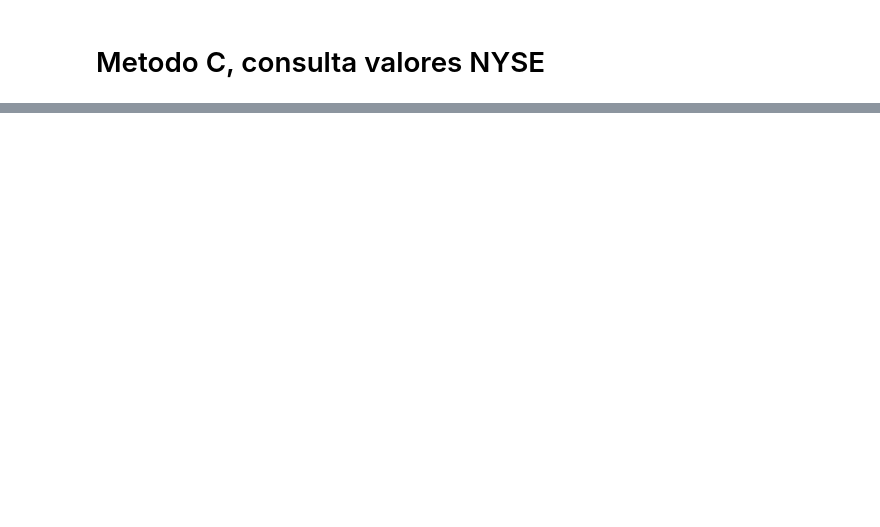
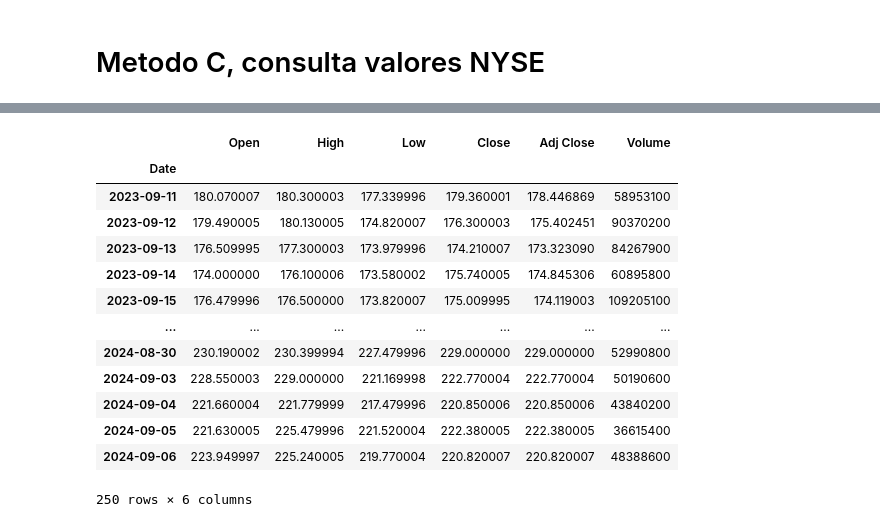
Before and after one commit to josezerda/ETL_Airflow_Pipeline, a Jupyter notebook: binanceAPI_notebook.ipynb, the cells around one changed output, grey strips where cells are left out. Cells and saved outputs as stored; diff of their text form; code cells hidden in the pictures; blank space fills up the shorter version.

```diff
--- a/binanceAPI_notebook.ipynb
+++ b/binanceAPI_notebook.ipynb
@@ -95,0 +197,19 @@ print(data)
+# %%
+import yfinance as yf
+import datetime
+
+# Especificar el símbolo de la acción (por ejemplo, 'AAPL' para Apple)
+symbol = "AAPL"  # Reemplaza con el símbolo de la acción que desees
+
+# Establecer el rango de fechas (últimos 365 días)
+end_date = datetime.datetime.now()
+start_date = end_date - datetime.timedelta(days=365)
+
+# Descargar los datos de la acción
+data = yf.download(symbol, start=start_date, end=end_date)
+
+# Mostrar las primeras filas del DataFrame
+print(data.head())
+
+# Guardar los datos en un archivo CSV
+data.to_csv(f'{symbol}_historical_data.csv')
@@ -95,0 +249,17 @@ print(data)
+# %%
+data
+# %% [output]
+|  | Open | High | Low | Close | Adj Close | Volume |
+| Date |  |  |  |  |  |  |
+| 2023-09-11 | 180.070007 | 180.300003 | 177.339996 | 179.360001 | 178.446869 | 58953100 |
+| 2023-09-12 | 179.490005 | 180.130005 | 174.820007 | 176.300003 | 175.402451 | 90370200 |
+| 2023-09-13 | 176.509995 | 177.300003 | 173.979996 | 174.210007 | 173.323090 | 84267900 |
+| 2023-09-14 | 174.000000 | 176.100006 | 173.580002 | 175.740005 | 174.845306 | 60895800 |
+| 2023-09-15 | 176.479996 | 176.500000 | 173.820007 | 175.009995 | 174.119003 | 109205100 |
+| ... | ... | ... | ... | ... | ... | ... |
+| 2024-08-30 | 230.190002 | 230.399994 | 227.479996 | 229.000000 | 229.000000 | 52990800 |
+| 2024-09-03 | 228.550003 | 229.000000 | 221.169998 | 222.770004 | 222.770004 | 50190600 |
+| 2024-09-04 | 221.660004 | 221.779999 | 217.479996 | 220.850006 | 220.850006 | 43840200 |
+| 2024-09-05 | 221.630005 | 225.479996 | 221.520004 | 222.380005 | 222.380005 | 36615400 |
+| 2024-09-06 | 223.949997 | 225.240005 | 219.770004 | 220.820007 | 220.820007 | 48388600 |
+250 rows × 6 columns
```
Also changed, not shown: parts of 16 cells of this notebook.
